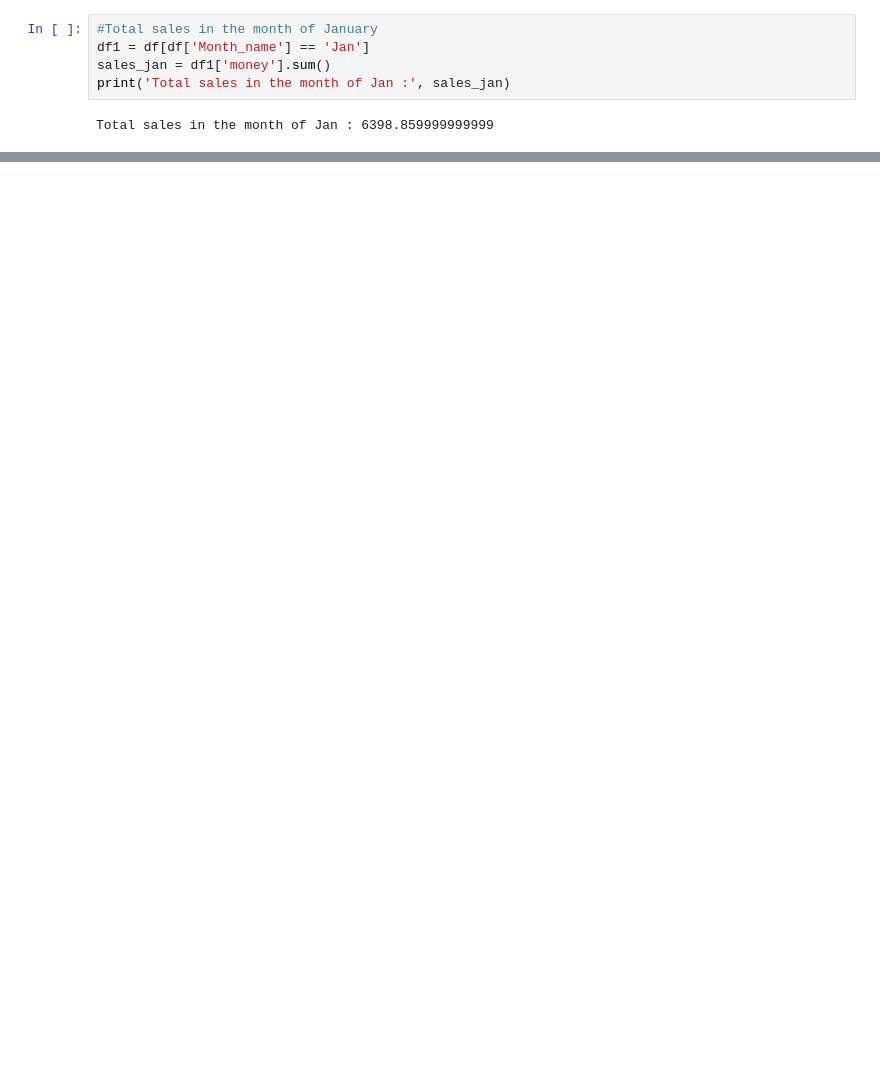
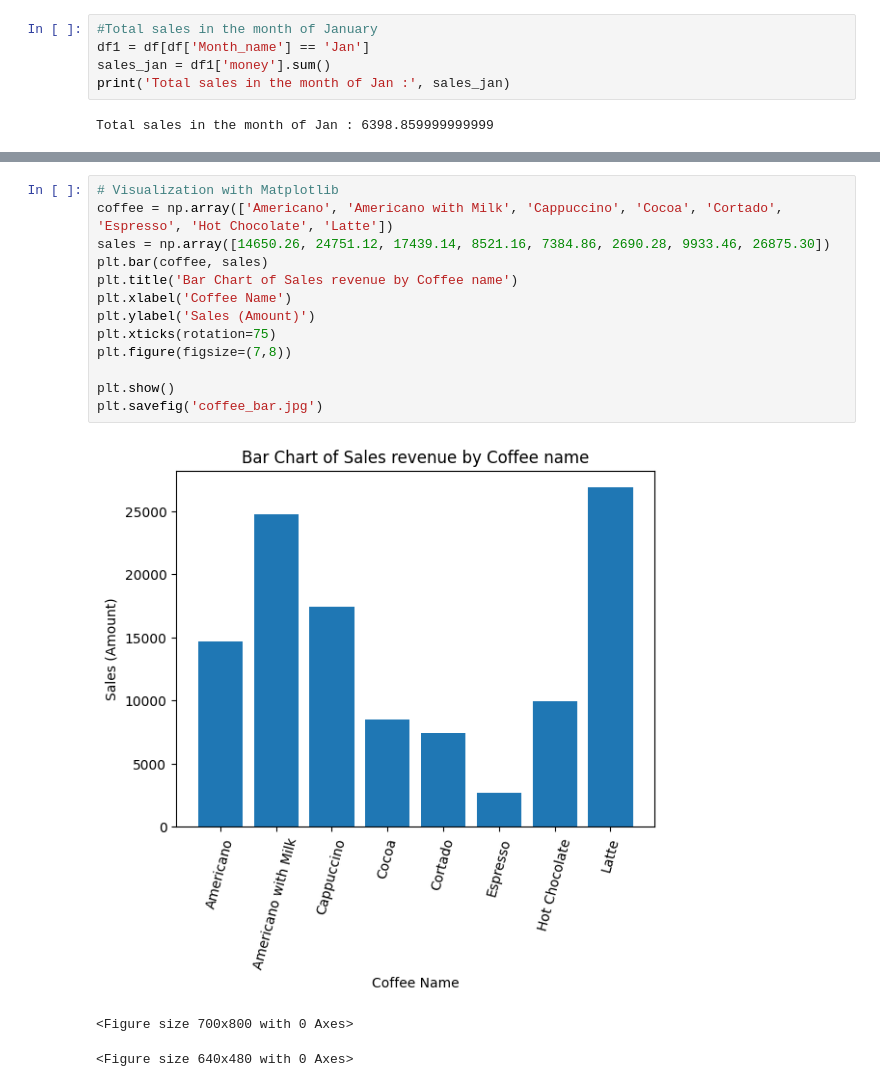
Before and after one commit to Nestor-12345/Coffee-sales-data-analysis, a Jupyter notebook: coffee-sales-data-analysis-project.ipynb, the cells around one changed output, grey strips where cells are left out. Drawn from its saved outputs; the diff is of its cells as text; blank space fills up the shorter version.

Commit message:
Kaggle Notebook | Coffee sales data analysis project | Version 5

```diff
--- a/coffee-sales-data-analysis-project.ipynb
+++ b/coffee-sales-data-analysis-project.ipynb
@@ -299,0 +263,17 @@ Name: money, dtype: float64
+# %%
+# Visualization with Matplotlib
+coffee = np.array(['Americano', 'Americano with Milk', 'Cappuccino', 'Cocoa', 'Cortado', 'Espresso', 'Hot Chocolate', 'Latte'])
+sales = np.array([14650.26, 24751.12, 17439.14, 8521.16, 7384.86, 2690.28, 9933.46, 26875.30])
+plt.bar(coffee, sales)
+plt.title('Bar Chart of Sales revenue by Coffee name')
+plt.xlabel('Coffee Name')
+plt.ylabel('Sales (Amount)')
+plt.xticks(rotation=75)
+plt.figure(figsize=(7,8))
+
+plt.show()
+plt.savefig('coffee_bar.jpg')
+# %% [output]
+[figure, added]
+<Figure size 700x800 with 0 Axes>
+<Figure size 640x480 with 0 Axes>
```
Also changed, not shown: parts of 83 cells of this notebook.
